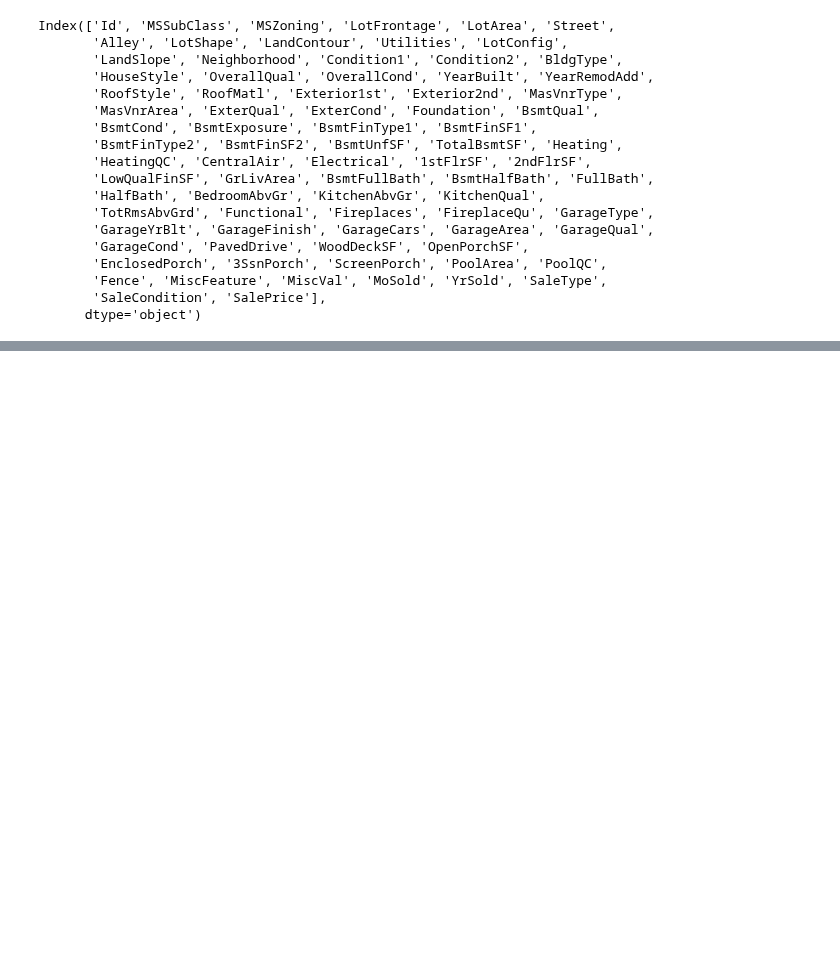
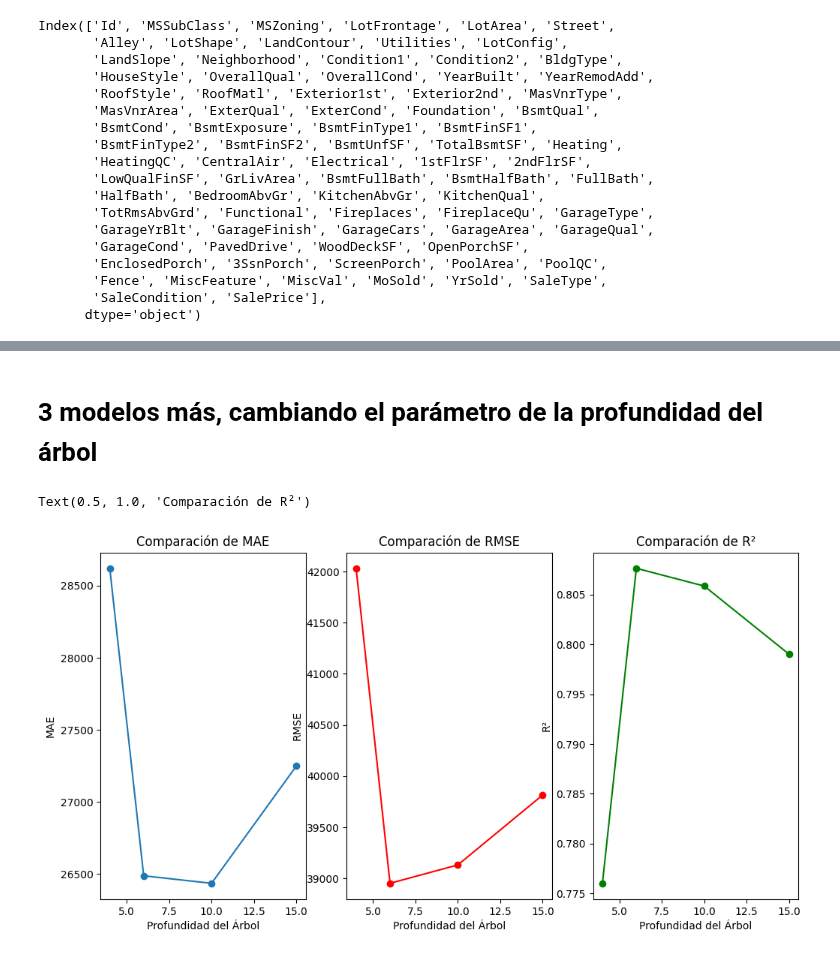
Before and after one commit to xtsebas/Houses_Prices, a Jupyter notebook: arboles_decision.ipynb, the cells around one changed output, grey strips where cells are left out. Drawn from its saved outputs; the diff is of its cells as text; code cells hidden in the pictures; blank space fills up the shorter version.

```diff
--- a/arboles_decision.ipynb
+++ b/arboles_decision.ipynb
@@ -108,0 +109,52 @@ plt.show()
+# %% [markdown]
+# 3 modelos más, cambiando el parámetro de la profundidad del árbol
+# %%
+depths = [4, 6, 10, 15]  # Profundidades a evaluar
+results = []
+
+for depth in depths:
+    # Entrenar el árbol de regresión con la profundidad actual
+    reg_tree = DecisionTreeRegressor(max_depth=depth, random_state=42)
+    reg_tree.fit(X_train, y_train)
+
+    # Hacer predicciones
+    y_pred = reg_tree.predict(X_test)
+
+    # Evaluar el modelo
+    mae = mean_absolute_error(y_test, y_pred)
+    rmse = np.sqrt(mean_squared_error(y_test, y_pred))
+    r2 = r2_score(y_test, y_pred)
+
+    # Guardar resultados
+    results.append({"Depth": depth, "MAE": mae, "RMSE": rmse, "R²": r2})
+
+# Convertir resultados a DataFrame para visualización
+results_df = pd.DataFrame(results)
+
+# Graficar los resultados
+plt.figure(figsize=(12, 6))
+
+# Gráfico de MAE
+plt.subplot(1, 3, 1)
+plt.plot(results_df["Depth"], results_df["MAE"], marker='o', linestyle='-')
+plt.xlabel("Profundidad del Árbol")
+plt.ylabel("MAE")
+plt.title("Comparación de MAE")
+
+# Gráfico de RMSE
+plt.subplot(1, 3, 2)
+plt.plot(results_df["Depth"], results_df["RMSE"], marker='o', linestyle='-', color='r')
+plt.xlabel("Profundidad del Árbol")
+plt.ylabel("RMSE")
+plt.title("Comparación de RMSE")
+
+# Gráfico de R²
+plt.subplot(1, 3, 3)
+plt.plot(results_df["Depth"], results_df["R²"], marker='o', linestyle='-', color='g')
+plt.xlabel("Profundidad del Árbol")
+plt.ylabel("R²")
+plt.title("Comparación de R²")
+print(results)
+# %% [output]
+Text(0.5, 1.0, 'Comparación de R²')
+[figure, added]
```
Also changed, not shown: parts of 1 cell of this notebook.
